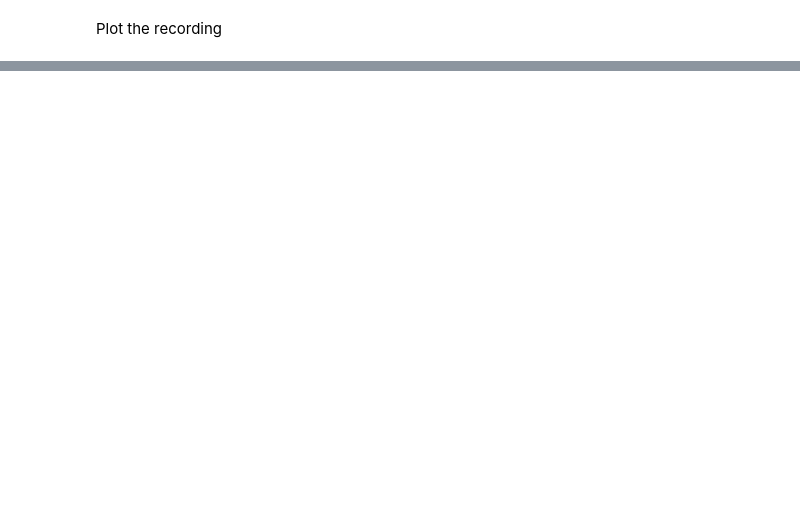
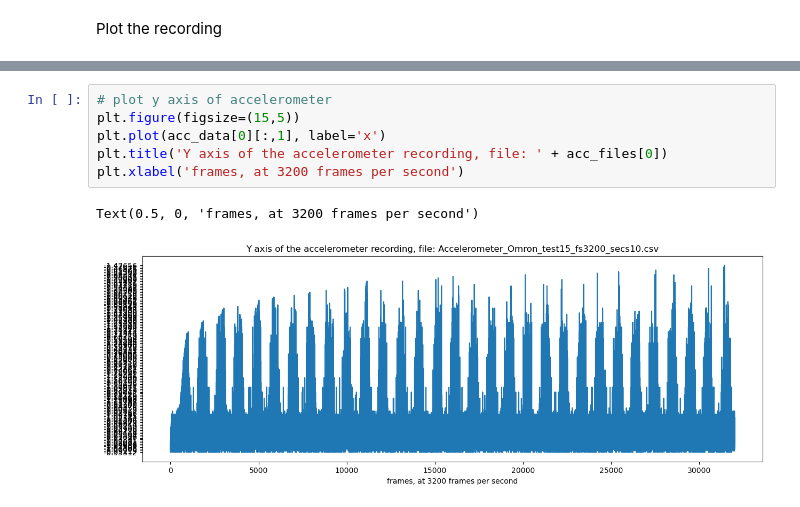
Before and after one commit to FlyingFish760/5ARIP10, a Jupyter notebook: HD_model/HD_statistical_features.ipynb, the cells around one changed output, grey strips where cells are left out. Drawn from its saved outputs; the diff is of its cells as text; blank space fills up the shorter version.

```diff
--- a/HD_model/HD_statistical_features.ipynb
+++ b/HD_model/HD_statistical_features.ipynb
@@ -77,0 +130,9 @@ sample = 0
+# %%
+# plot y axis of accelerometer
+plt.figure(figsize=(15,5))
+plt.plot(acc_data[0][:,1], label='x')
+plt.title('Y axis of the accelerometer recording, file: ' + acc_files[0])
+plt.xlabel('frames, at 3200 frames per second')
+# %% [output]
+Text(0.5, 0, 'frames, at 3200 frames per second')
+[figure, added]
```
Also changed, not shown: parts of 24 cells of this notebook, 2 other files.
